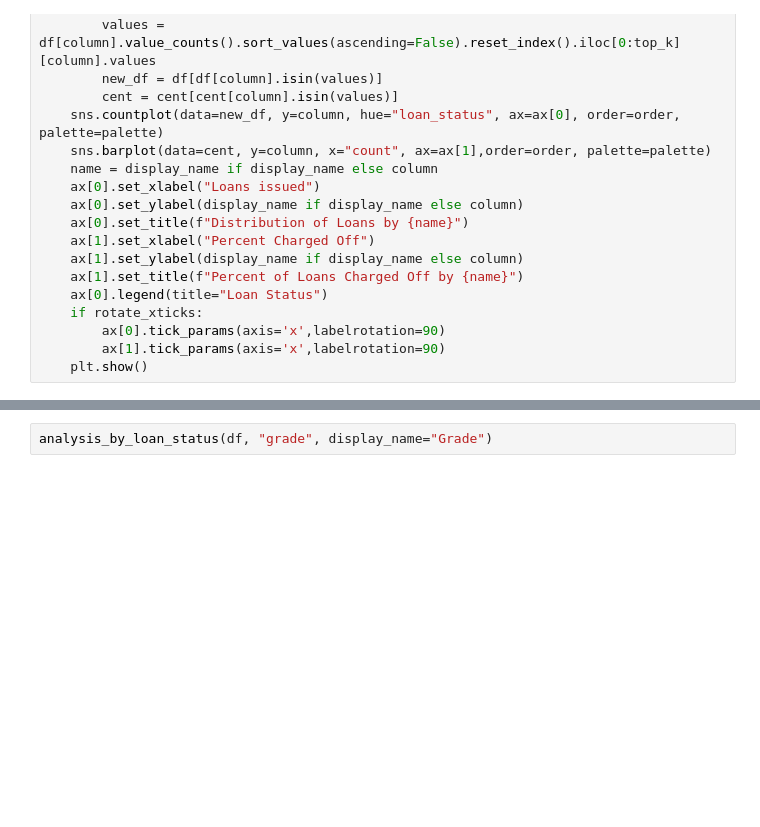
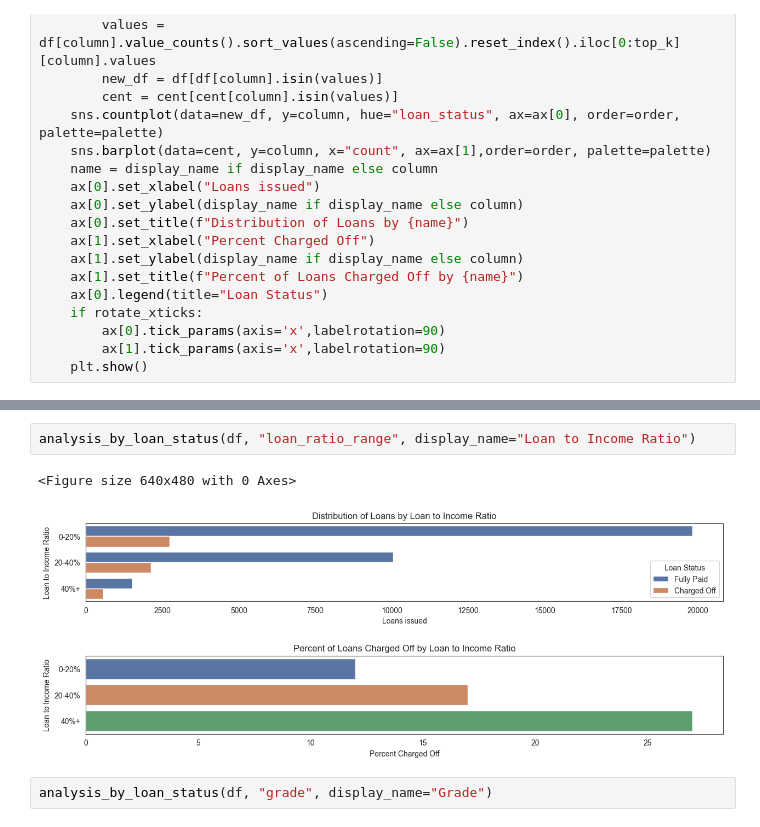
Before and after one commit to ritwikdesai/lending-club-case-study, a Jupyter notebook: lending_club.ipynb, the cells around one changed output, grey strips where cells are left out. Cells and saved outputs as stored; diff of their text form; blank space fills up the shorter version.

```diff
--- a/lending_club.ipynb
+++ b/lending_club.ipynb
@@ -668,3 +684,8 @@ analysis_by_loan_status(df, "int_rate_range", display_name="Interest Rate Range"
+# %%
+analysis_by_loan_status(df, "loan_ratio_range", display_name="Loan to Income Ratio")
+# %% [output]
+<Figure size 640x480 with 0 Axes>
+[figure, added]
 # %%
 analysis_by_loan_status(df, "grade", display_name="Grade")
 # %% [output]
```
Also changed, not shown: parts of 9 cells of this notebook.
